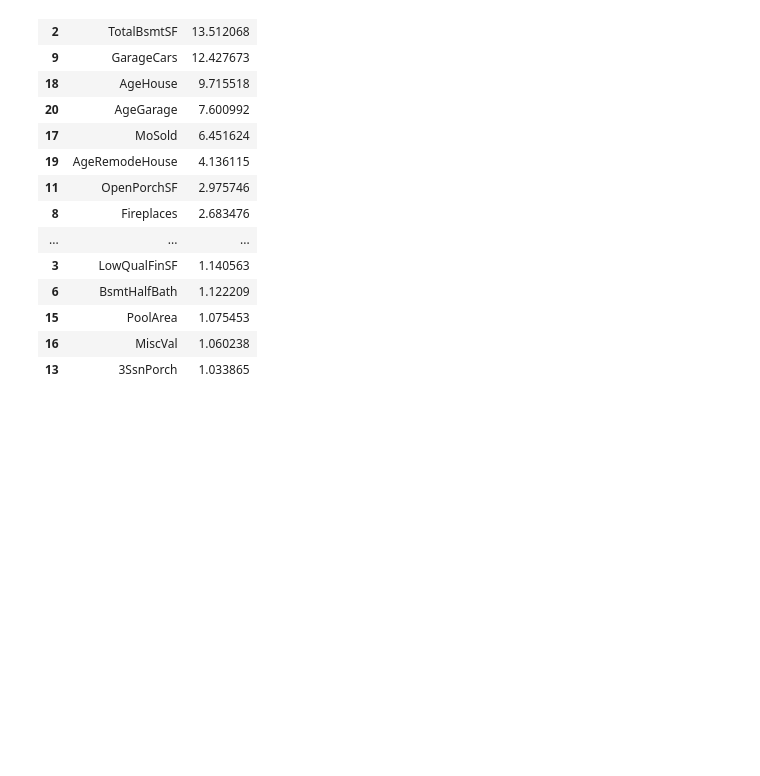
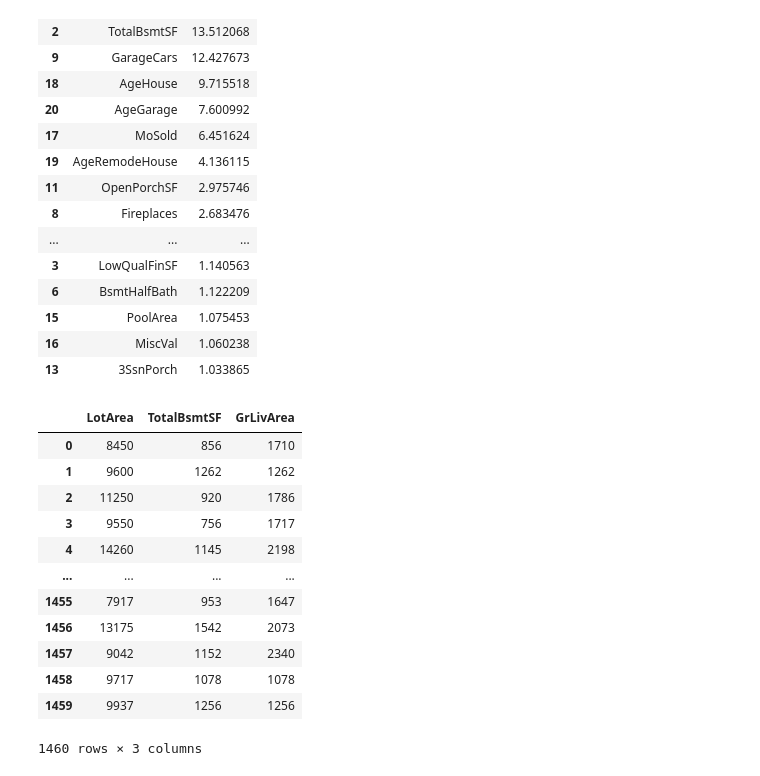
Before and after one commit to yeustsihneyeu/house-price-advanced-techniques, a Jupyter notebook: notebooks/01_eda.ipynb, the cells around one changed output. Drawn from its saved outputs; the diff is of its cells as text; code cells hidden in the pictures; blank space fills up the shorter version.

```diff
--- a/notebooks/01_eda.ipynb
+++ b/notebooks/01_eda.ipynb
@@ -750,3 +744,19 @@ vif(X_tmp, numeric_features_tmp.columns).sort_values(by='VIF', ascending=False)
 | 15 | PoolArea | 1.075453 |
 | 16 | MiscVal | 1.060238 |
 | 13 | 3SsnPorch | 1.033865 |
+# %%
+df[['LotArea', 'TotalBsmtSF', 'GrLivArea']]
+# %% [output]
+|  | LotArea | TotalBsmtSF | GrLivArea |
+| 0 | 8450 | 856 | 1710 |
+| 1 | 9600 | 1262 | 1262 |
+| 2 | 11250 | 920 | 1786 |
+| 3 | 9550 | 756 | 1717 |
+| 4 | 14260 | 1145 | 2198 |
+| ... | ... | ... | ... |
+| 1455 | 7917 | 953 | 1647 |
+| 1456 | 13175 | 1542 | 2073 |
+| 1457 | 9042 | 1152 | 2340 |
+| 1458 | 9717 | 1078 | 1078 |
+| 1459 | 9937 | 1256 | 1256 |
+1460 rows × 3 columns
```
Also changed, not shown: parts of 1 cell of this notebook, 11 other files.
